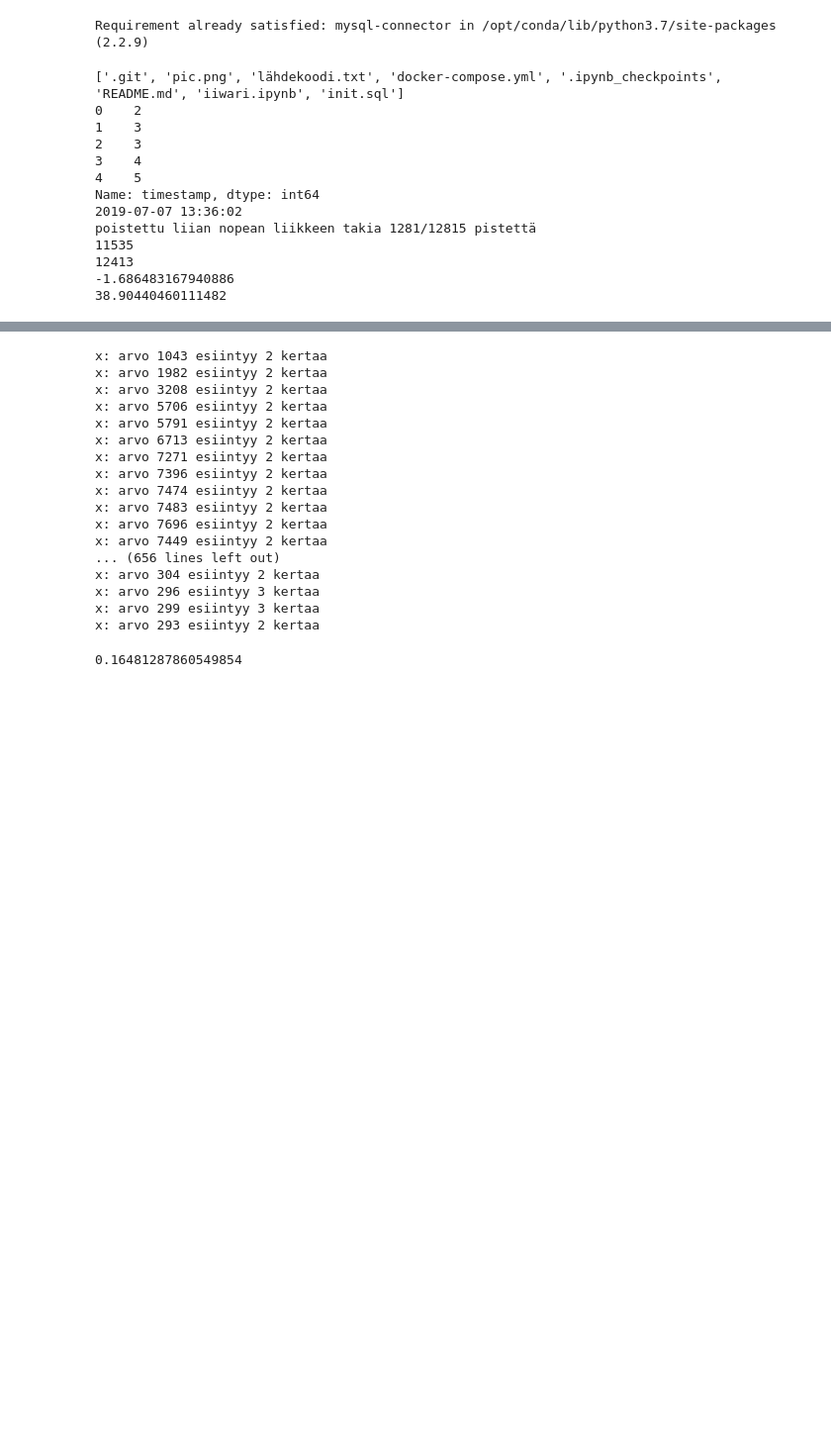
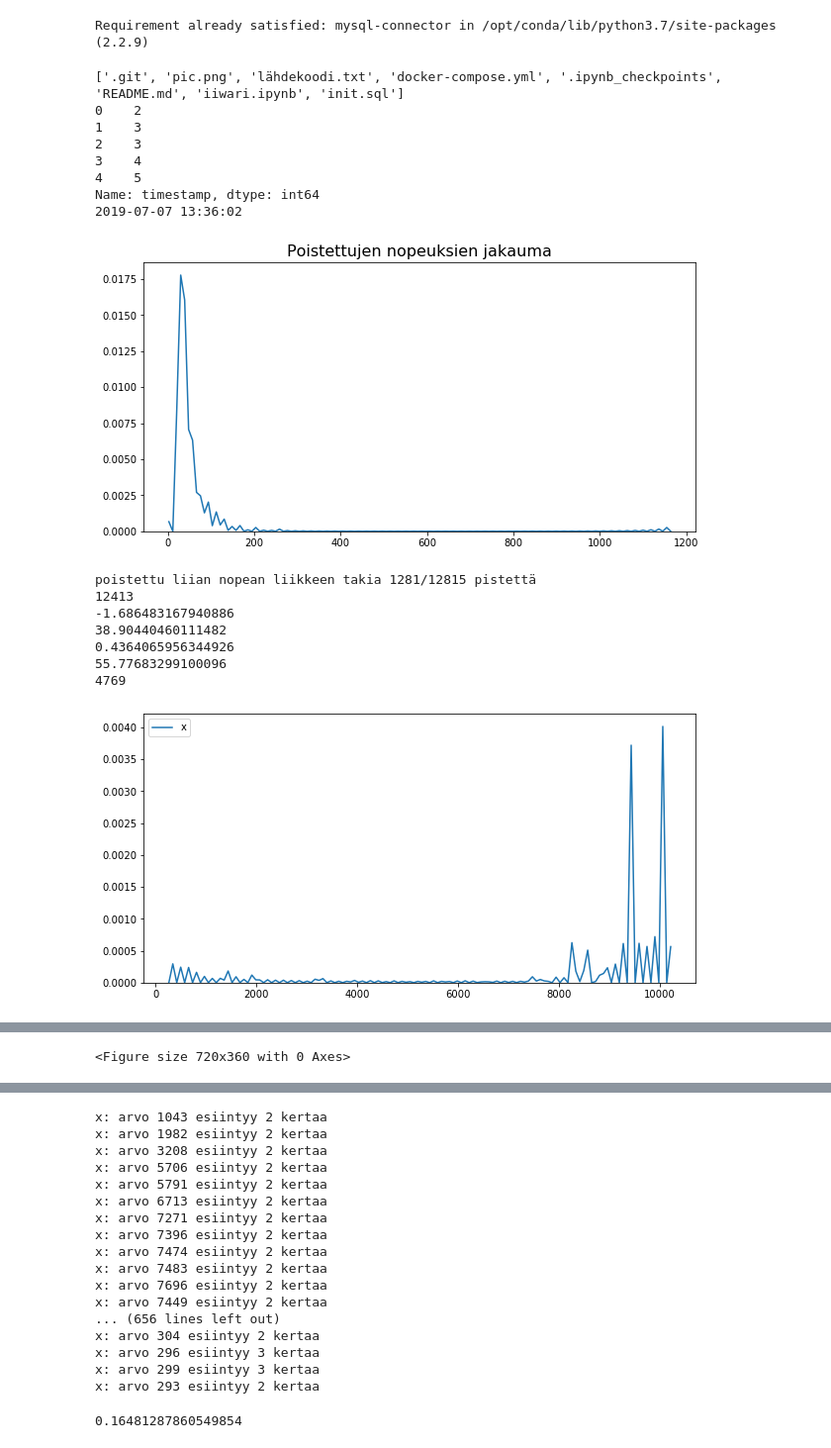
Before and after one commit to Erik-Eki/Project-Studies-1-Data-collection-Management-Visualization, a Jupyter notebook: iiwari.ipynb, the cells around one changed output, grey strips where cells are left out. Shown at 99% size. Cells and saved outputs as stored; diff of their text form; code cells hidden in the pictures; blank space fills up the shorter version.

```diff
--- a/iiwari.ipynb
+++ b/iiwari.ipynb
@@ -28,6 +28,7 @@ df = pd.DataFrame(mycursor.fetchall())
     #df.drop(df[df.x > 10406].index, inplace=True)
     #df.drop(df[df.y > 5220].index, inplace=True)
 import os
+import math
 print(os.listdir())
 
 df['timestamp'] = df['timestamp'].astype(str)
@@ -37,9 +38,9 @@ print(df['timestamp'].dt.second.head())
 
 print(df.timestamp[0])
 
+df2 = df.copy(deep=False)
 a = 0
-
-df2 = df.copy(deep=False)
+nopeudet = []
 
 for i in range (df.timestamp.size-1):
     ajan_erotus = np.datetime64(df.timestamp[i+1]) - np.datetime64(df.timestamp[i])
@@ -50,12 +51,23 @@ for i in range (df.timestamp.size-1):
     x_erotus = df.x[i+1]-df.x[i]
     y_erotus = df.y[i+1]-df.y[i]
     if (x_erotus / ajan_erotus > 1.5 and y_erotus / ajan_erotus > 1.5):
-        df2.drop(df.index[i], axis = 0, inplace=True)
+        #df2.drop(df.index[i], axis = 0, inplace=True)
+        nopeus = math.sqrt((x_erotus / ajan_erotus)**2+(y_erotus / ajan_erotus)**2)
+        nopeudet.append(nopeus)
         a += 1
 
+import seaborn as sns
+ax = sns.kdeplot(nopeudet, bw=.15)
+plt.title("Poistettujen nopeuksien jakauma", fontsize = 16)
+plt.show()
+
 print("poistettu liian nopean liikkeen takia "+str(a)+"/"+str(df.timestamp.size-1)+" pistettä")
-print(df2.timestamp.size)
-
+#plt.clf()
+#plt.barh(nopeudet, len(nopeudet), align='center', alpha=0.5)
+#plt.yticks(nopeudet, nopeudet)
+#plt.xlabel('Poistettujen koordinaattipisteiden määrä')
+#plt.title('Liian nopeasti liikkuneiden kärryjen nopeudet')
+#plt.show()
 
 prev = 0
 val = 0
@@ -156,7 +168,6 @@ for y in final_list1:
 
 df = df.drop(df[(df.x < 1850.0) & (df.y > 3000.0)].index)
 
-import seaborn as sns
 ax = sns.kdeplot(df.x, bw=.15)
 
 import matplotlib.cm as cm
@@ -209,35 +220,39 @@ nodes = pd.DataFrame(mycursor.fetchall())
 print(nodes)
 
 nodes = nodes.rename(columns={'COUNT(node_id)': 'amount'})
 objects = nodes.node_id
 y_pos = np.arange(len(objects))
 performance = nodes.amount
 
 plt.clf()
 plt.barh(y_pos, performance, align='center', alpha=0.5)
 plt.yticks(y_pos, objects)
 plt.xlabel('Määrä')
 plt.title('Kärrien käyttömäärä')
 plt.show()
 
 plt.clf()
 plt.pie(performance, labels=objects, autopct='%1.1f%%')
 plt.axis('equal')
 plt.title("Kärryjen käyttö eriteltynä prosentteina")
 plt = plt.gcf()
 plt.set_size_inches(8,8)
 plt.show()
 # %% [output]
 ['.git', 'pic.png', 'lähdekoodi.txt', 'docker-compose.yml', '.ipynb_checkpoints', 'README.md', 'iiwari.ipynb', 'init.sql']
 0    2
 1    3
 2    3
 3    4
 4    5
 Name: timestamp, dtype: int64
 2019-07-07 13:36:02
-poistettu liian nopean liikkeen takia 1281/12815 pistettä
-11535
-12413
--1.686483167940886
-38.90440460111482
+[figure, added]
+poistettu liian nopean liikkeen takia 1281/12815 pistettä
+12413
+-1.686483167940886
+38.90440460111482
+0.4364065956344926
+55.77683299100096
+4769
+[figure, added]
@@ -243,0 +260 @@ poistettu liian nopean liikkeen takia 1281/12815 pistettä
+<Figure size 720x360 with 0 Axes>
```
Also changed, not shown: parts of 1 cell of this notebook.
